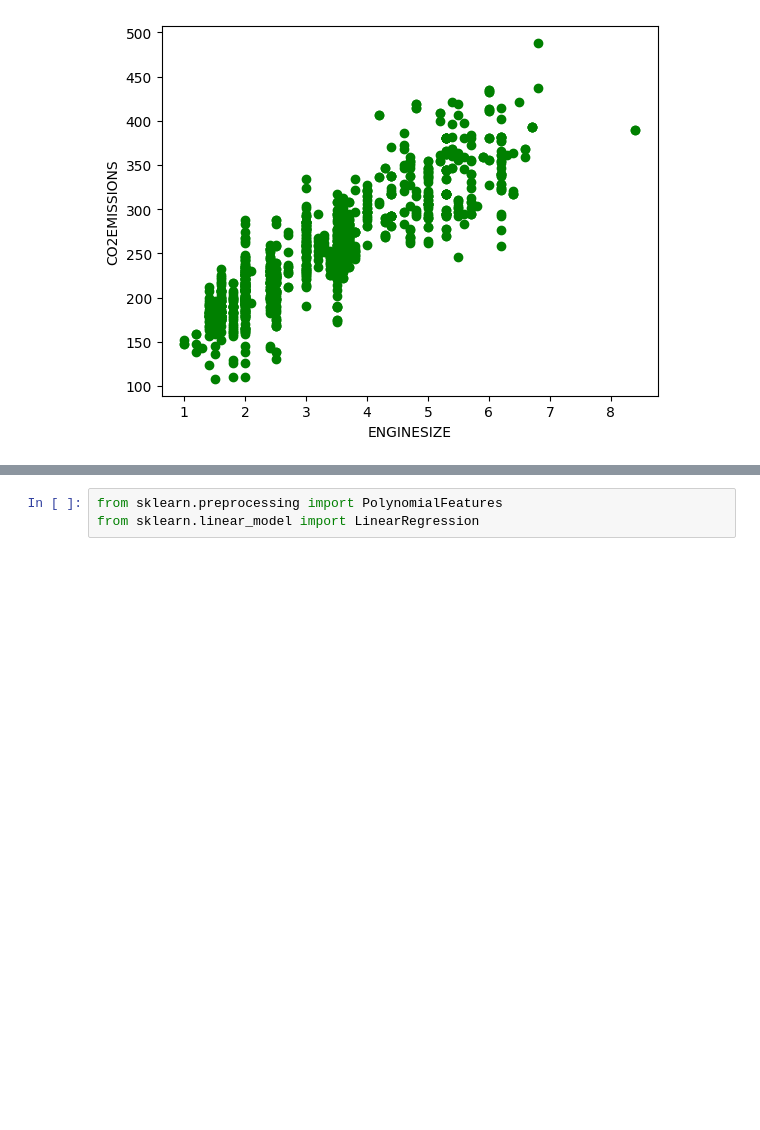
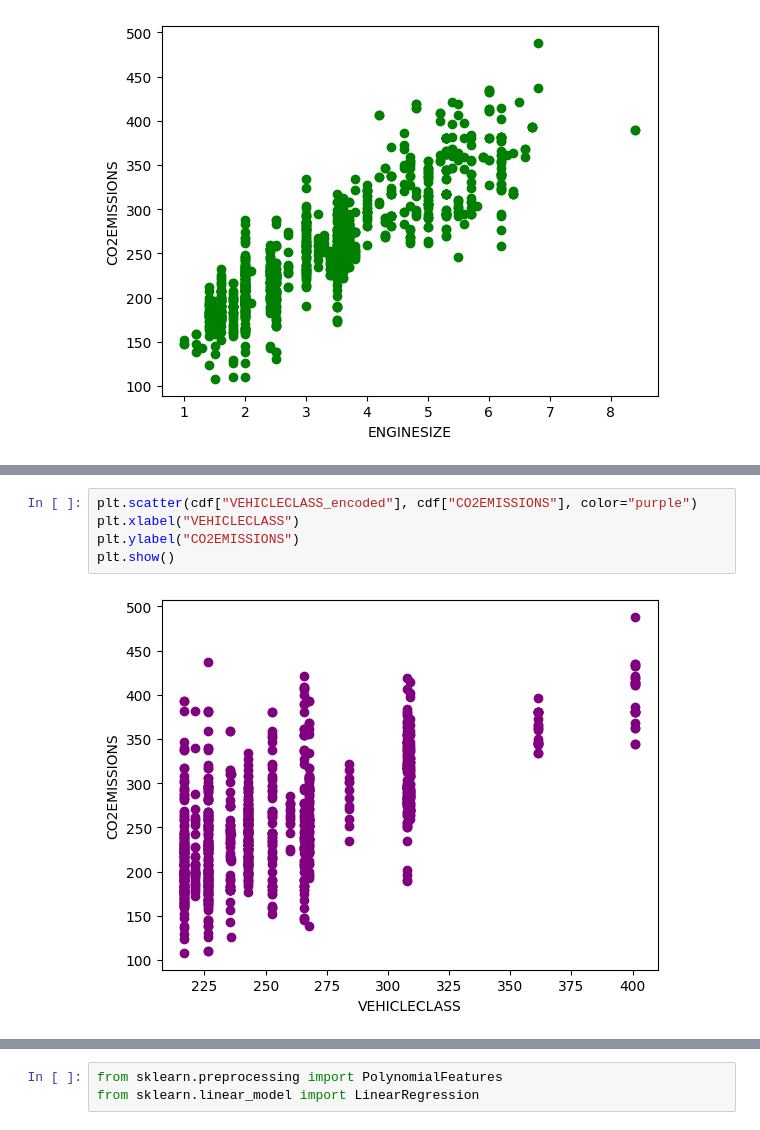
Before and after one commit to fahime9407/Machine-Learning-Path, a Jupyter notebook: regression/polynomialR.ipynb, the cells around one changed output, grey strips where cells are left out. Drawn from its saved outputs; the diff is of its cells as text; blank space fills up the shorter version.

```diff
--- a/regression/polynomialR.ipynb
+++ b/regression/polynomialR.ipynb
@@ -60,0 +93,7 @@ plt.show()
+# %%
+plt.scatter(cdf["VEHICLECLASS_encoded"], cdf["CO2EMISSIONS"], color="purple")
+plt.xlabel("VEHICLECLASS")
+plt.ylabel("CO2EMISSIONS")
+plt.show()
+# %% [output]
+[figure, added]
```
Also changed, not shown: parts of 31 cells of this notebook.
